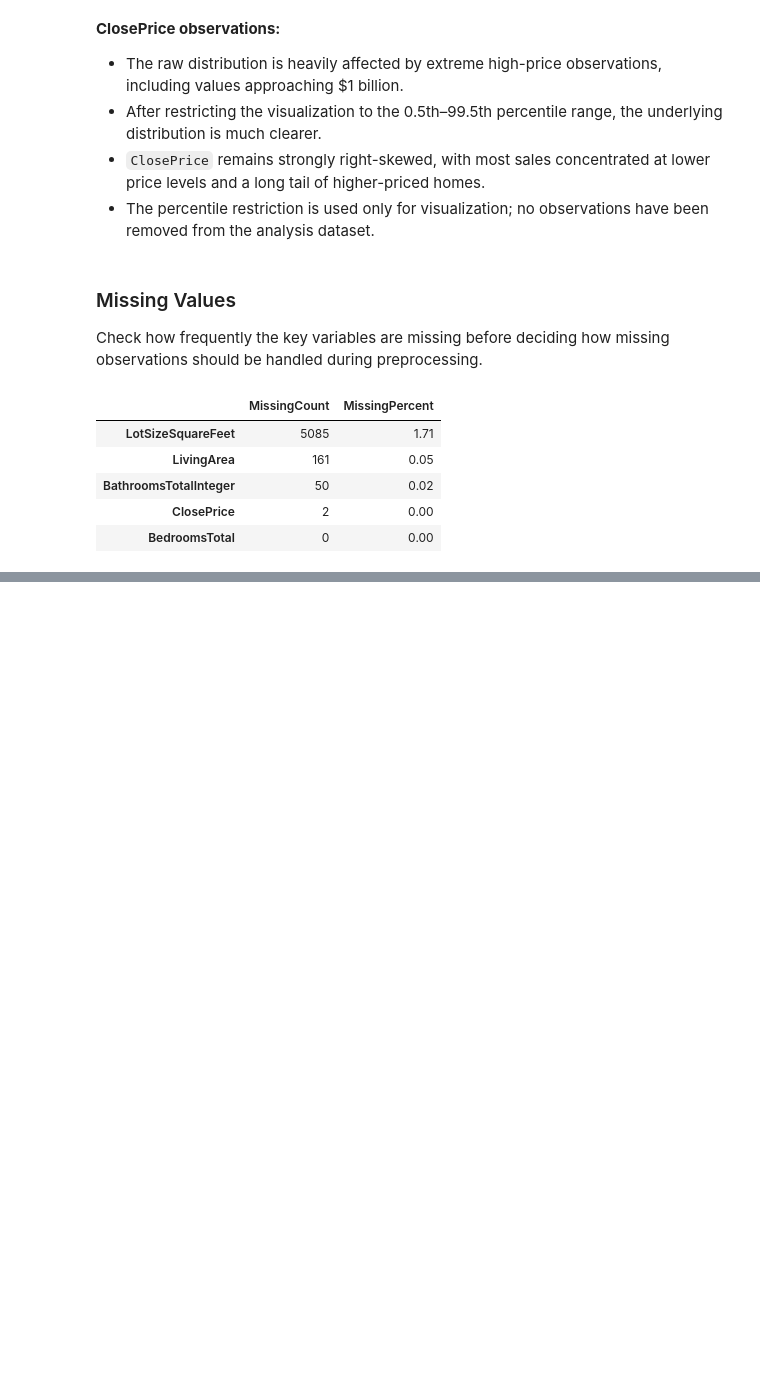
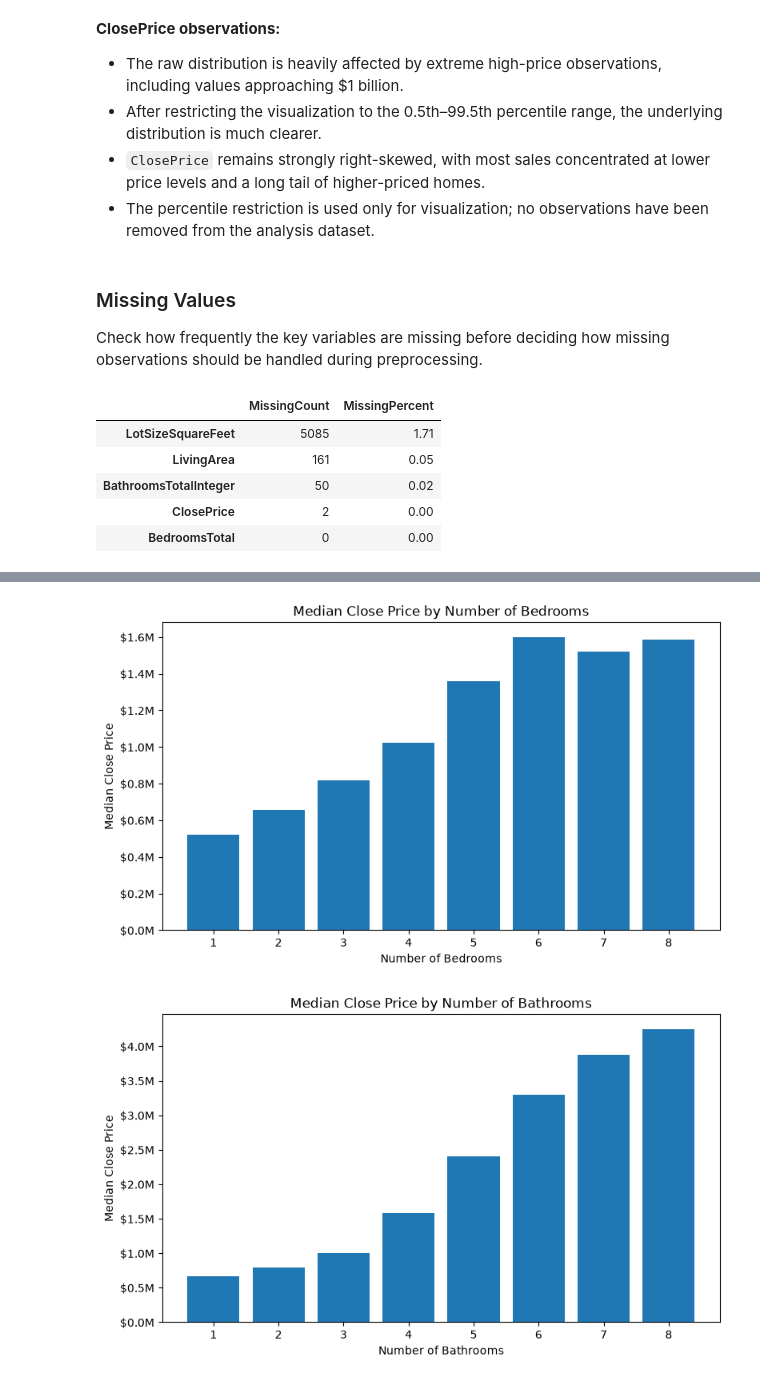
Before and after one commit to tantancodes/IDX-Exchange-Data-Science, a Jupyter notebook: notebooks/01_exploration.ipynb, the cells around one changed output, grey strips where cells are left out. Cells and saved outputs as stored; diff of their text form; code cells hidden in the pictures; blank space fills up the shorter version.

```diff
--- a/notebooks/01_exploration.ipynb
+++ b/notebooks/01_exploration.ipynb
@@ -317,0 +481,48 @@ missing_summary.sort_values("MissingPercent", ascending=False)
+# %%
+# Median close price by number of bedrooms
+bedroom_price = (
+    relationship_df[
+        relationship_df["BedroomsTotal"].between(1, 8)
+    ]
+    .groupby("BedroomsTotal")["ClosePrice"]
+    .median()
+)
+
+plt.figure(figsize=(9, 5))
+plt.bar(bedroom_price.index, bedroom_price.values)
+
+plt.xlabel("Number of Bedrooms")
+plt.ylabel("Median Close Price")
+plt.title("Median Close Price by Number of Bedrooms")
+
+plt.gca().yaxis.set_major_formatter(
+    FuncFormatter(lambda x, _: f"${x/1_000_000:.1f}M")
+)
+
+plt.show()
+
+
+# Median close price by number of bathrooms
+bathroom_price = (
+    relationship_df[
+        relationship_df["BathroomsTotalInteger"].between(1, 8)
+    ]
+    .groupby("BathroomsTotalInteger")["ClosePrice"]
+    .median()
+)
+
+plt.figure(figsize=(9, 5))
+plt.bar(bathroom_price.index, bathroom_price.values)
+
+plt.xlabel("Number of Bathrooms")
+plt.ylabel("Median Close Price")
+plt.title("Median Close Price by Number of Bathrooms")
+
+plt.gca().yaxis.set_major_formatter(
+    FuncFormatter(lambda x, _: f"${x/1_000_000:.1f}M")
+)
+
+plt.show()
+# %% [output]
+[figure, added]
+[figure, added]
```
Also changed, not shown: parts of 26 cells of this notebook.
